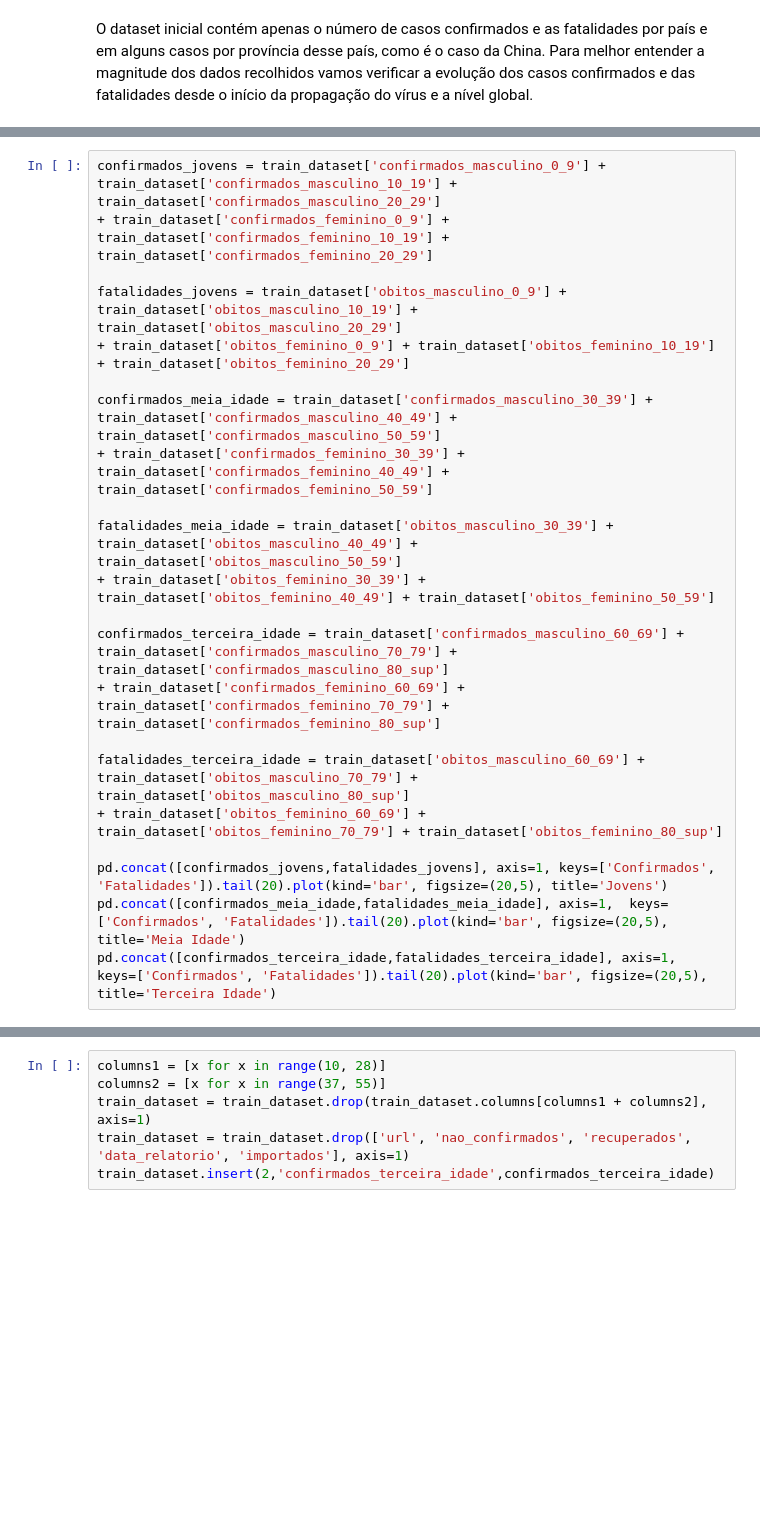
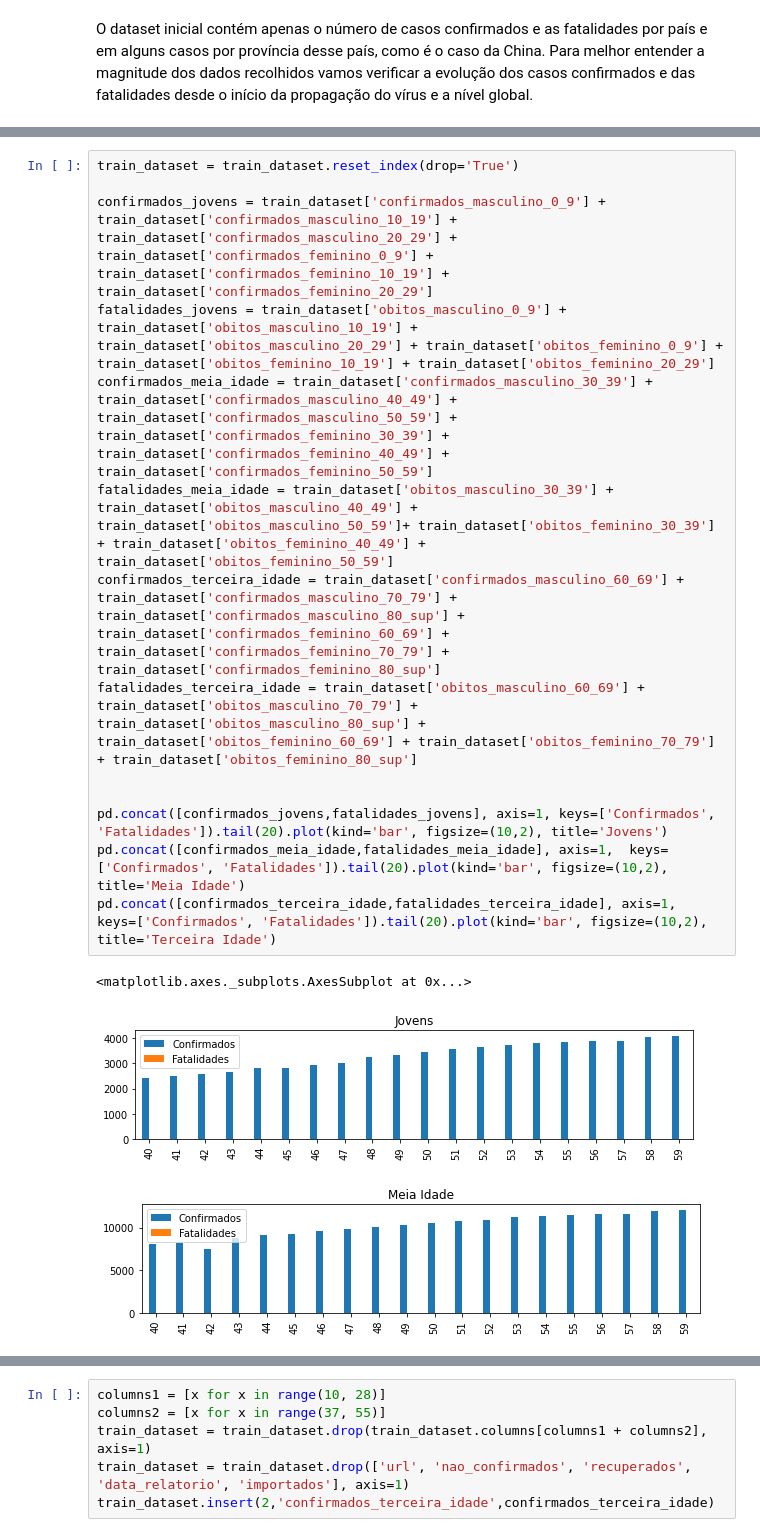
Before and after one commit to Dantas198/AA2-2019-20, a Jupyter notebook: AA2-COVID-19.ipynb, the cells around one changed output, grey strips where cells are left out. Saved outputs shown, nothing was run; the diff lists cells and outputs as text; blank space fills up the shorter version.

```diff
--- a/AA2-COVID-19.ipynb
+++ b/AA2-COVID-19.ipynb
@@ -255,22 +134,18 @@ train_dataset[train_dataset.columns[19:28]].head()
 # %%
-confirmados_jovens = train_dataset['confirmados_masculino_0_9'] + train_dataset['confirmados_masculino_10_19'] + train_dataset['confirmados_masculino_20_29']
-+ train_dataset['confirmados_feminino_0_9'] + train_dataset['confirmados_feminino_10_19'] + train_dataset['confirmados_feminino_20_29']
+train_dataset = train_dataset.reset_index(drop='True')
 
-fatalidades_jovens = train_dataset['obitos_masculino_0_9'] + train_dataset['obitos_masculino_10_19'] + train_dataset['obitos_masculino_20_29']
-+ train_dataset['obitos_feminino_0_9'] + train_dataset['obitos_feminino_10_19'] + train_dataset['obitos_feminino_20_29']
+confirmados_jovens = train_dataset['confirmados_masculino_0_9'] + train_dataset['confirmados_masculino_10_19'] + train_dataset['confirmados_masculino_20_29'] + train_dataset['confirmados_feminino_0_9'] + train_dataset['confirmados_feminino_10_19'] + train_dataset['confirmados_feminino_20_29']
+fatalidades_jovens = train_dataset['obitos_masculino_0_9'] + train_dataset['obitos_masculino_10_19'] + train_dataset['obitos_masculino_20_29'] + train_dataset['obitos_feminino_0_9'] + train_dataset['obitos_feminino_10_19'] + train_dataset['obitos_feminino_20_29']
+confirmados_meia_idade = train_dataset['confirmados_masculino_30_39'] + train_dataset['confirmados_masculino_40_49'] + train_dataset['confirmados_masculino_50_59'] + train_dataset['confirmados_feminino_30_39'] + train_dataset['confirmados_feminino_40_49'] + train_dataset['confirmados_feminino_50_59']
+fatalidades_meia_idade = train_dataset['obitos_masculino_30_39'] + train_dataset['obitos_masculino_40_49'] + train_dataset['obitos_masculino_50_59']+ train_dataset['obitos_feminino_30_39'] + train_dataset['obitos_feminino_40_49'] + train_dataset['obitos_feminino_50_59']
+confirmados_terceira_idade = train_dataset['confirmados_masculino_60_69'] + train_dataset['confirmados_masculino_70_79'] + train_dataset['confirmados_masculino_80_sup'] + train_dataset['confirmados_feminino_60_69'] + train_dataset['confirmados_feminino_70_79'] + train_dataset['confirmados_feminino_80_sup']
+fatalidades_terceira_idade = train_dataset['obitos_masculino_60_69'] + train_dataset['obitos_masculino_70_79'] + train_dataset['obitos_masculino_80_sup'] + train_dataset['obitos_feminino_60_69'] + train_dataset['obitos_feminino_70_79'] + train_dataset['obitos_feminino_80_sup']
 
-confirmados_meia_idade = train_dataset['confirmados_masculino_30_39'] + train_dataset['confirmados_masculino_40_49'] + train_dataset['confirmados_masculino_50_59']
-+ train_dataset['confirmados_feminino_30_39'] + train_dataset['confirmados_feminino_40_49'] + train_dataset['confirmados_feminino_50_59']
 
-fatalidades_meia_idade = train_dataset['obitos_masculino_30_39'] + train_dataset['obitos_masculino_40_49'] + train_dataset['obitos_masculino_50_59']
-+ train_dataset['obitos_feminino_30_39'] + train_dataset['obitos_feminino_40_49'] + train_dataset['obitos_feminino_50_59']
-
-confirmados_terceira_idade = train_dataset['confirmados_masculino_60_69'] + train_dataset['confirmados_masculino_70_79'] + train_dataset['confirmados_masculino_80_sup']
-+ train_dataset['confirmados_feminino_60_69'] + train_dataset['confirmados_feminino_70_79'] + train_dataset['confirmados_feminino_80_sup']
-
-fatalidades_terceira_idade = train_dataset['obitos_masculino_60_69'] + train_dataset['obitos_masculino_70_79'] + train_dataset['obitos_masculino_80_sup']
-+ train_dataset['obitos_feminino_60_69'] + train_dataset['obitos_feminino_70_79'] + train_dataset['obitos_feminino_80_sup']
-
-pd.concat([confirmados_jovens,fatalidades_jovens], axis=1, keys=['Confirmados', 'Fatalidades']).tail(20).plot(kind='bar', figsize=(20,5), title='Jovens')
-pd.concat([confirmados_meia_idade,fatalidades_meia_idade], axis=1,  keys=['Confirmados', 'Fatalidades']).tail(20).plot(kind='bar', figsize=(20,5), title='Meia Idade')
-pd.concat([confirmados_terceira_idade,fatalidades_terceira_idade], axis=1,  keys=['Confirmados', 'Fatalidades']).tail(20).plot(kind='bar', figsize=(20,5), title='Terceira Idade')
+pd.concat([confirmados_jovens,fatalidades_jovens], axis=1, keys=['Confirmados', 'Fatalidades']).tail(20).plot(kind='bar', figsize=(10,2), title='Jovens')
+pd.concat([confirmados_meia_idade,fatalidades_meia_idade], axis=1,  keys=['Confirmados', 'Fatalidades']).tail(20).plot(kind='bar', figsize=(10,2), title='Meia Idade')
+pd.concat([confirmados_terceira_idade,fatalidades_terceira_idade], axis=1,  keys=['Confirmados', 'Fatalidades']).tail(20).plot(kind='bar', figsize=(10,2), title='Terceira Idade')
+# %% [output]
+<matplotlib.axes._subplots.AxesSubplot at 0x...>
+[figure, added]
+[figure, added]
```
Also changed, not shown: parts of 71 cells of this notebook.
